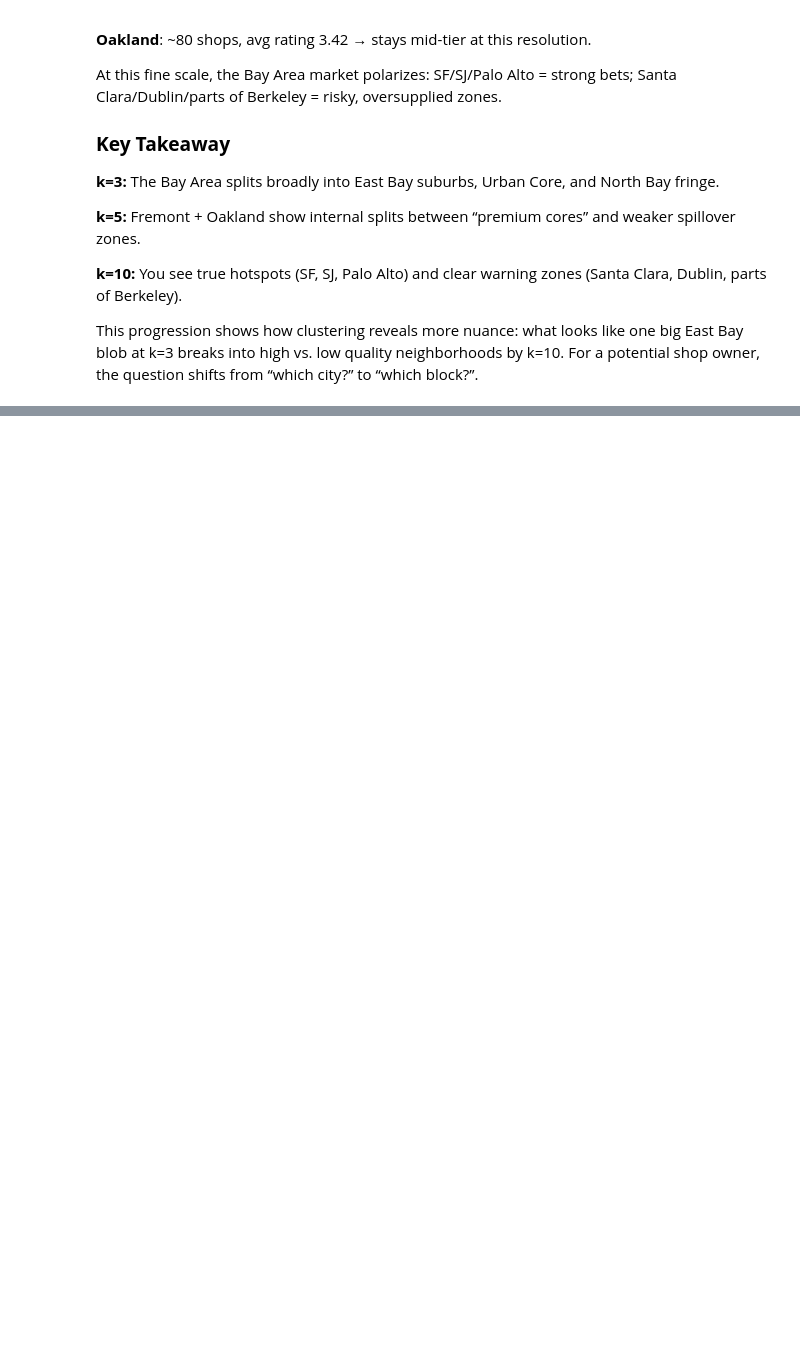
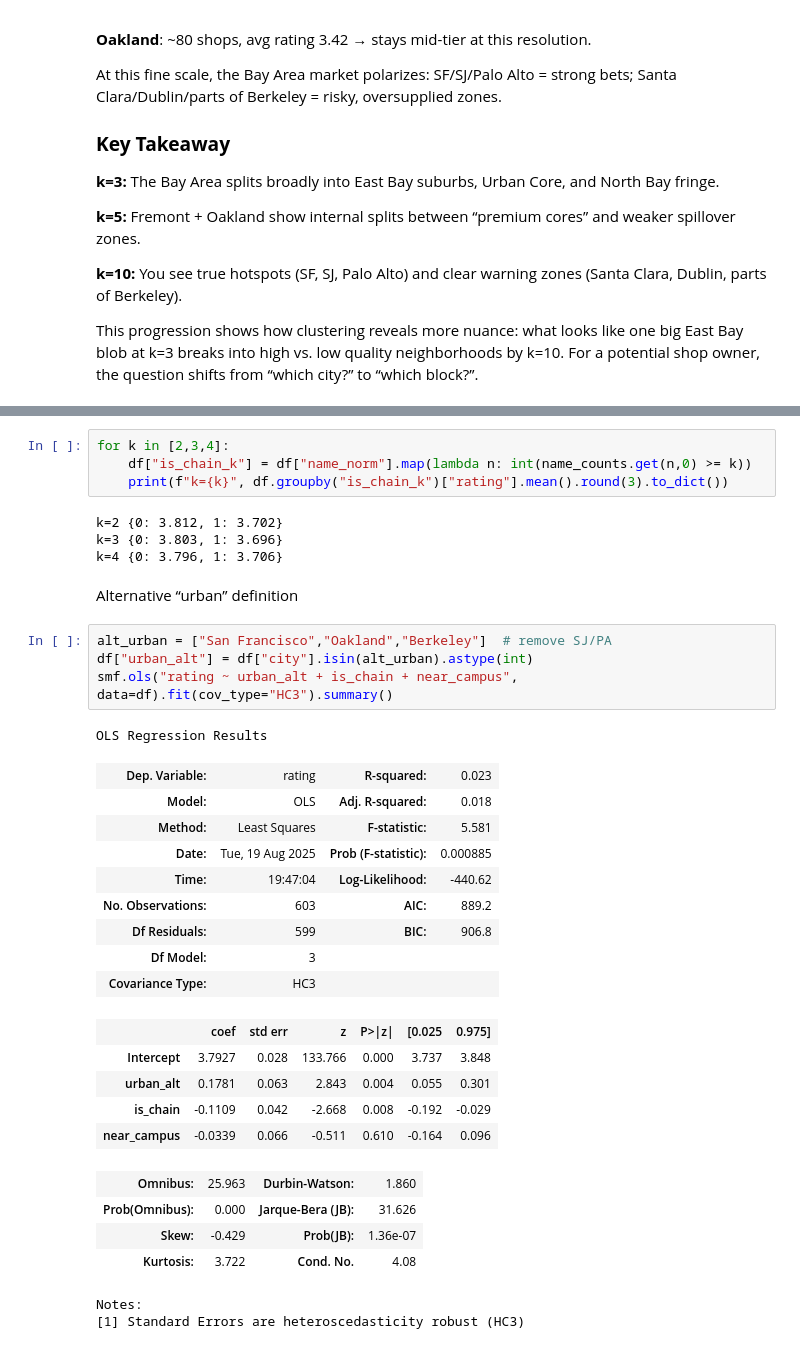
Before and after one commit to alishlish/boba-eda-starter, a Jupyter notebook: notebooks/eda.ipynb, the cells around one changed output, grey strips where cells are left out. Drawn from its saved outputs; the diff is of its cells as text; blank space fills up the shorter version.

```diff
--- a/notebooks/eda.ipynb
+++ b/notebooks/eda.ipynb
@@ -437,0 +760,36 @@ This progression shows how clustering reveals more nuance: what looks like one b
+# %%
+for k in [2,3,4]:
+    df["is_chain_k"] = df["name_norm"].map(lambda n: int(name_counts.get(n,0) >= k))
+    print(f"k={k}", df.groupby("is_chain_k")["rating"].mean().round(3).to_dict())
+# %% [output]
+k=2 {0: 3.812, 1: 3.702}
+k=3 {0: 3.803, 1: 3.696}
+k=4 {0: 3.796, 1: 3.706}
+# %% [markdown]
+Alternative “urban” definition
+# %%
+alt_urban = ["San Francisco","Oakland","Berkeley"]  # remove SJ/PA
+df["urban_alt"] = df["city"].isin(alt_urban).astype(int)
+smf.ols("rating ~ urban_alt + is_chain + near_campus", data=df).fit(cov_type="HC3").summary()
+# %% [output]
+OLS Regression Results
+| Dep. Variable: | rating | R-squared: | 0.023 |
+| Model: | OLS | Adj. R-squared: | 0.018 |
+| Method: | Least Squares | F-statistic: | 5.581 |
+| Date: | Tue, 19 Aug 2025 | Prob (F-statistic): | 0.000885 |
+| Time: | 19:47:04 | Log-Likelihood: | -440.62 |
+| No. Observations: | 603 | AIC: | 889.2 |
+| Df Residuals: | 599 | BIC: | 906.8 |
+| Df Model: | 3 |  |  |
+| Covariance Type: | HC3 |  |  |
+|  | coef | std err | z | P>|z| | [0.025 | 0.975] |
+| Intercept | 3.7927 | 0.028 | 133.766 | 0.000 | 3.737 | 3.848 |
+| urban_alt | 0.1781 | 0.063 | 2.843 | 0.004 | 0.055 | 0.301 |
+| is_chain | -0.1109 | 0.042 | -2.668 | 0.008 | -0.192 | -0.029 |
+| near_campus | -0.0339 | 0.066 | -0.511 | 0.610 | -0.164 | 0.096 |
+| Omnibus: | 25.963 | Durbin-Watson: | 1.860 |
+| Prob(Omnibus): | 0.000 | Jarque-Bera (JB): | 31.626 |
+| Skew: | -0.429 | Prob(JB): | 1.36e-07 |
+| Kurtosis: | 3.722 | Cond. No. | 4.08 |
+Notes:
+[1] Standard Errors are heteroscedasticity robust (HC3)
```
Also changed, not shown: parts of 26 cells of this notebook.
